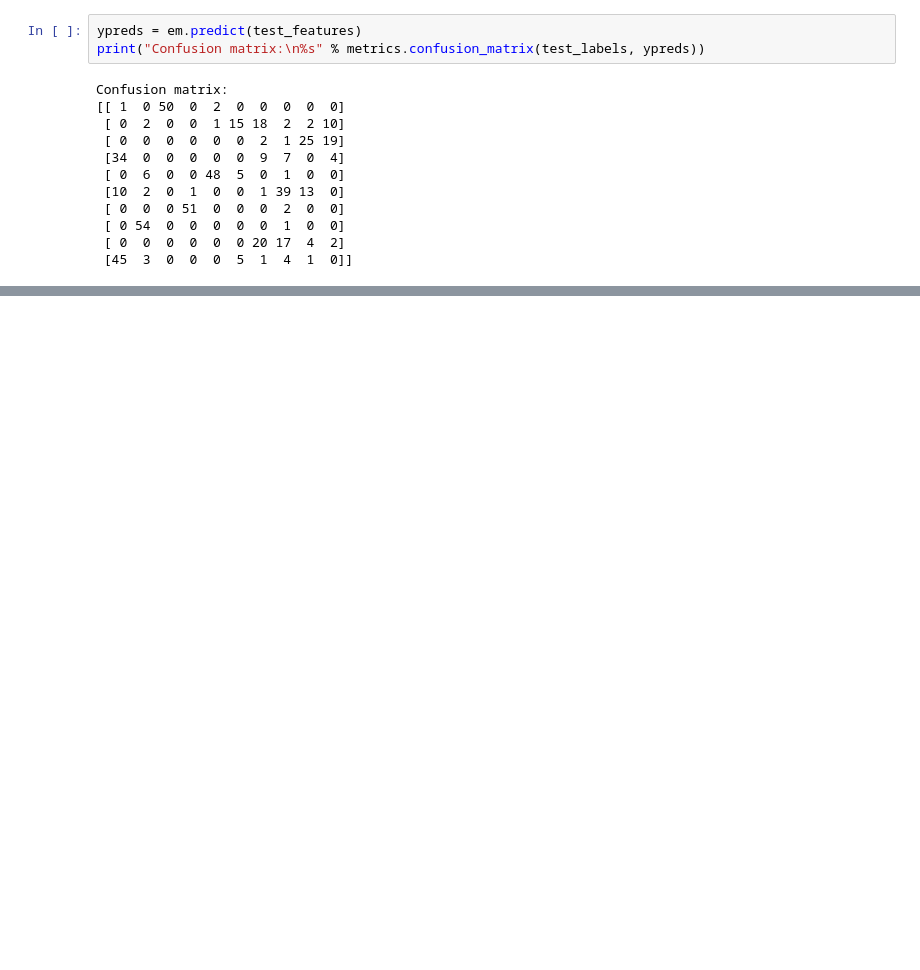
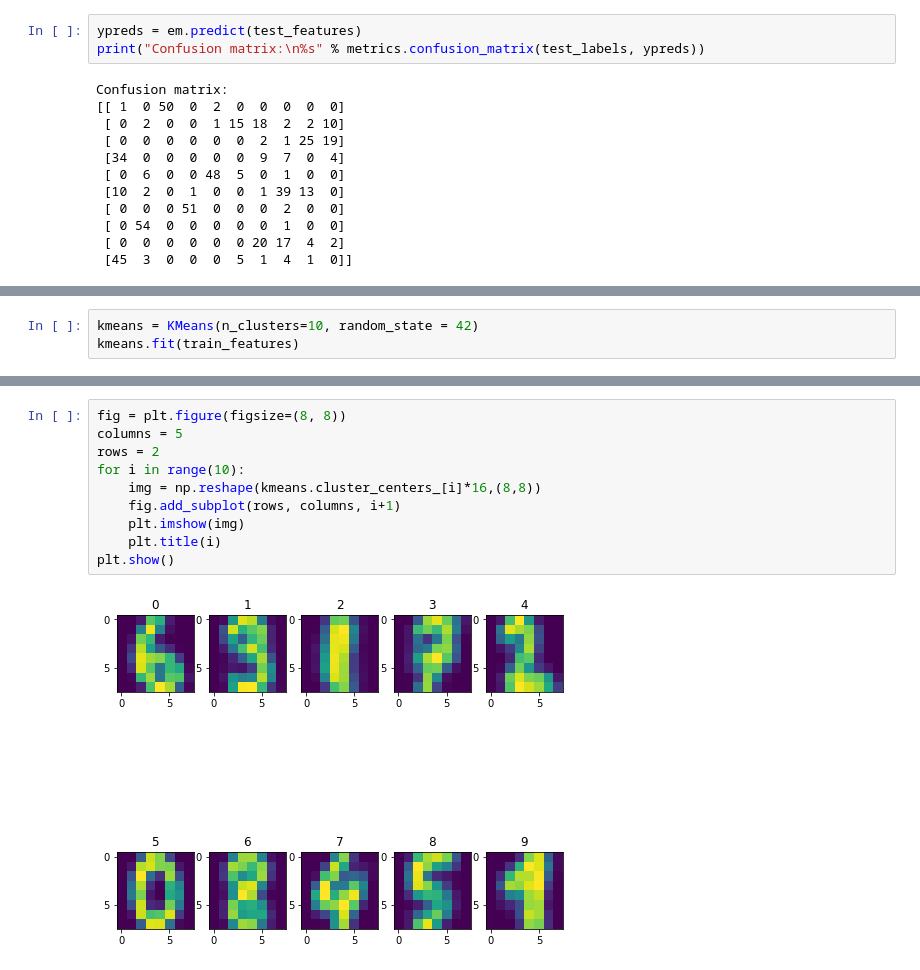
Before and after one commit to LurreMcFly/edan95, a Jupyter notebook: Lab6/lab6.ipynb, the cells around one changed output, grey strips where cells are left out. Drawn from its saved outputs; the diff is of its cells as text; blank space fills up the shorter version.

```diff
--- a/Lab6/lab6.ipynb
+++ b/Lab6/lab6.ipynb
@@ -187,0 +208,3 @@ IndexError: boolean index did not match indexed array along dimension 0; dimensi
+# %%
+kmeans = KMeans(n_clusters=10, random_state = 42)
+kmeans.fit(train_features)
@@ -187,0 +232,12 @@ IndexError: boolean index did not match indexed array along dimension 0; dimensi
+# %%
+fig = plt.figure(figsize=(8, 8))
+columns = 5
+rows = 2
+for i in range(10):
+    img = np.reshape(kmeans.cluster_centers_[i]*16,(8,8))
+    fig.add_subplot(rows, columns, i+1)
+    plt.imshow(img)
+    plt.title(i)
+plt.show()
+# %% [output]
+[figure, added]
```
Also changed, not shown: parts of 19 cells of this notebook.
